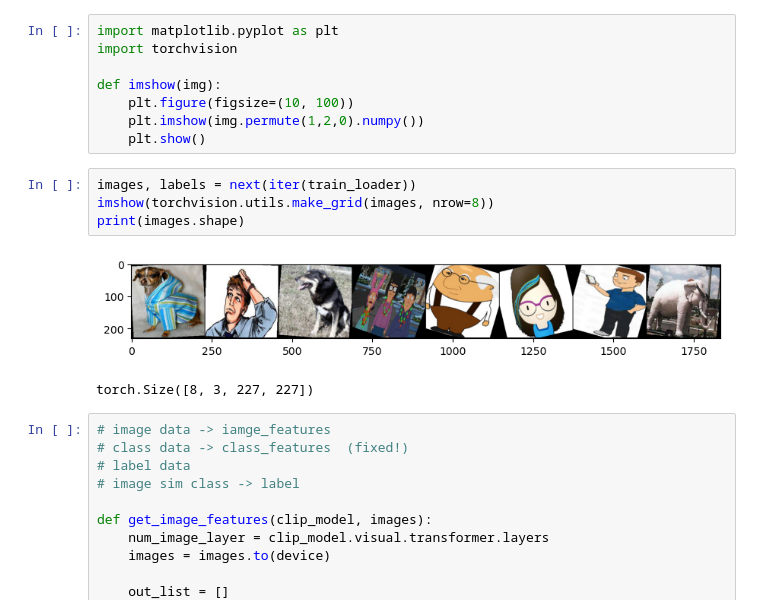
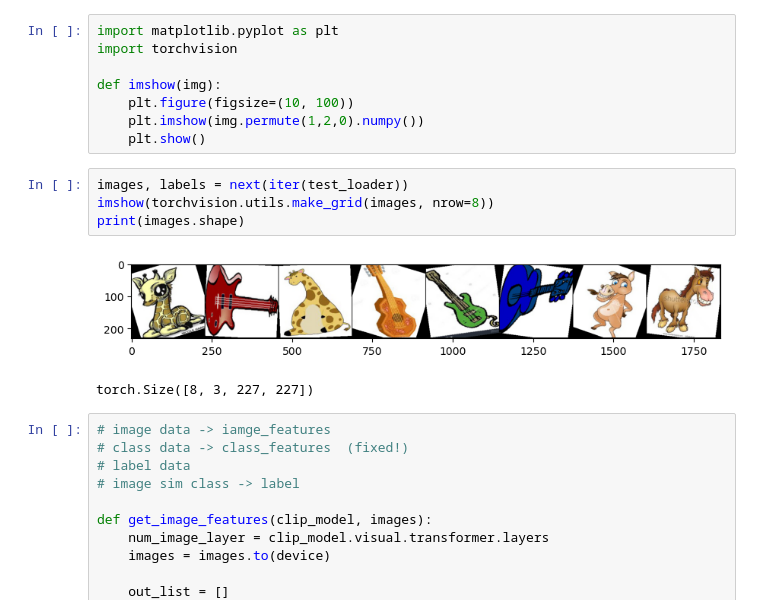
Before and after one commit to uowol/ML-projects, a Jupyter notebook: UsingAllEmbeddingsFromCLIP/model0227.ipynb, the cells around one changed output. Saved outputs shown, nothing was run; the diff lists cells and outputs as text.

```diff
--- a/UsingAllEmbeddingsFromCLIP/model0227.ipynb
+++ b/UsingAllEmbeddingsFromCLIP/model0227.ipynb
@@ -51,11 +51,11 @@ def imshow(img):
     plt.imshow(img.permute(1,2,0).numpy())
     plt.show()
 # %%
-images, labels = next(iter(train_loader))
+images, labels = next(iter(test_loader))
 imshow(torchvision.utils.make_grid(images, nrow=8))
 print(images.shape)
 # %% [output]
-[figure, old version]
+[figure, new version]
 torch.Size([8, 3, 227, 227])
 # %%
 # image data -> iamge_features
```
Also changed, not shown: parts of 19 cells of this notebook, 1 other file.
